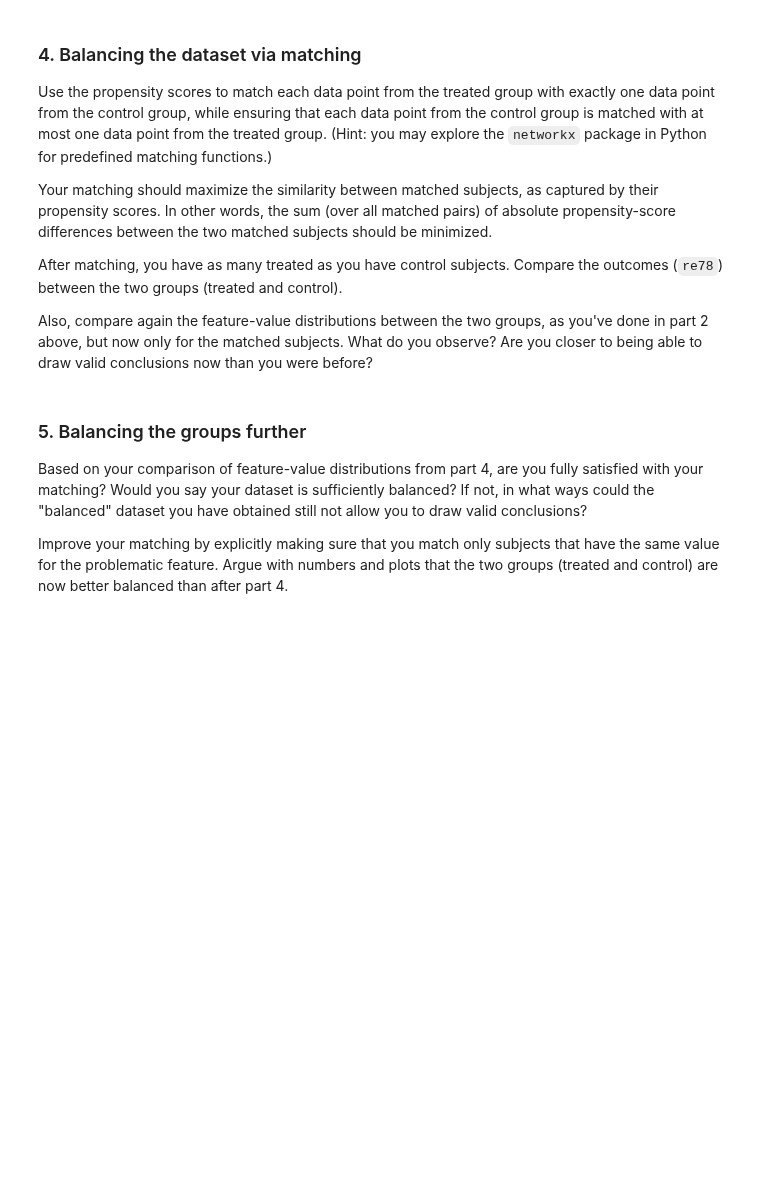
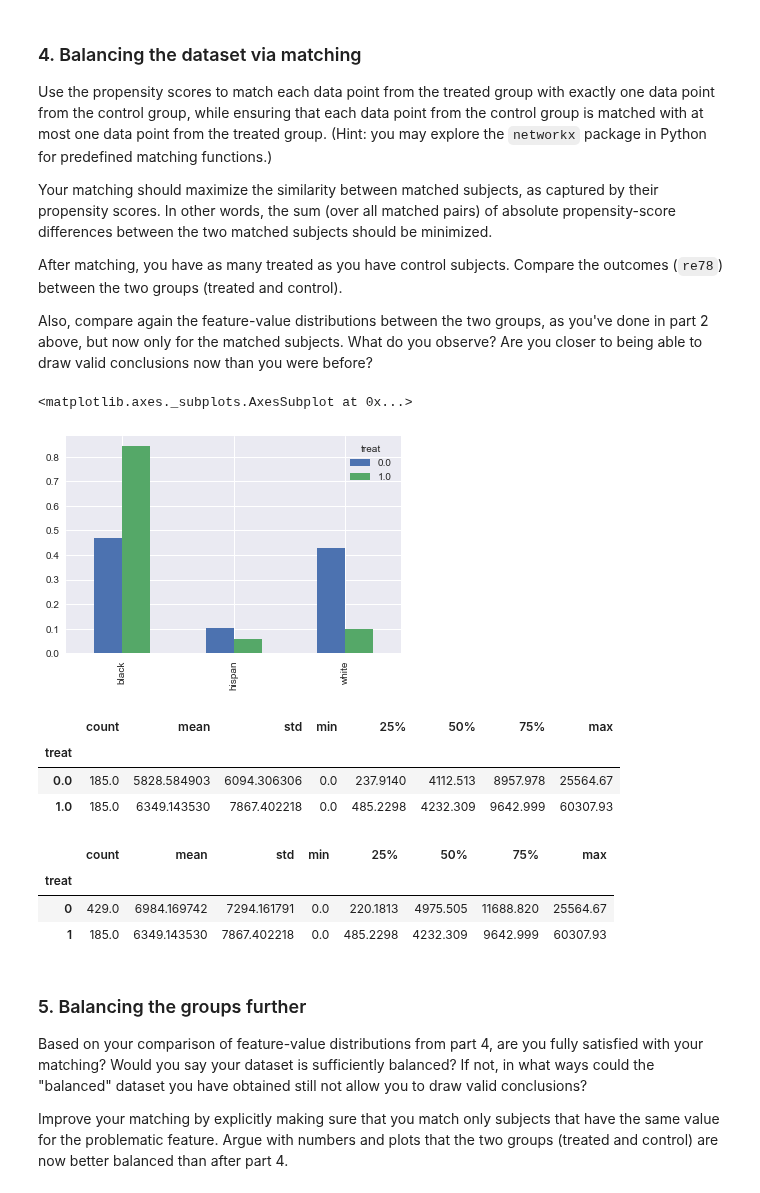
Before and after one commit to mathildemrt/ada, a Jupyter notebook: 04 - Applied ML/AppliedML.ipynb, the cells around one changed output. Saved outputs shown, nothing was run; the diff lists cells and outputs as text; code cells hidden in the pictures; blank space fills up the shorter version.

```diff
--- a/04 - Applied ML/AppliedML.ipynb
+++ b/04 - Applied ML/AppliedML.ipynb
@@ -301,6 +313,46 @@ Compare the outcomes (`re78`) between the two groups (treated and control).
 Also, compare again the feature-value distributions between the two groups, as you've done in part 2 above, but now only for the matched subjects.
 What do you observe?
 Are you closer to being able to draw valid conclusions now than you were before?
+# %%
+import networkx as nx
+
+graph_matches = nx.Graph()
+
+for control_index, control_row in control_group.iterrows():
+    graph_matches.add_node(control_index)
+    for treated_index, treated_row in treated_group.iterrows():
+        graph_matches.add_node(treated_index)
+        # compute the weight
+        weight = 1 - np.abs(treated_row.propensity_score - control_row.propensity_score)
+        graph_matches.add_edge(control_index, treated_index, weight=weight)
+
+matches = nx.max_weight_matching(graph_matches)
+# %%
+data = pd.DataFrame()
+for key,value in matches.items():
+    data = data.append(lalonde.loc[key])
+# %%
+race = pd.pivot_table(data, values=['black','hispan'], columns=['treat'])
+
+race.loc['white'] = 1 - (race.loc['black'] + race.loc['hispan'])
+race.plot(kind='bar')
+# %% [output]
+<matplotlib.axes._subplots.AxesSubplot at 0x...>
+[figure, added]
+# %%
+data.groupby('treat')['re78'].describe()
+# %% [output]
+|  | count | mean | std | min | 25% | 50% | 75% | max |
+| treat |  |  |  |  |  |  |  |  |
+| 0.0 | 185.0 | 5828.584903 | 6094.306306 | 0.0 | 237.9140 | 4112.513 | 8957.978 | 25564.67 |
+| 1.0 | 185.0 | 6349.143530 | 7867.402218 | 0.0 | 485.2298 | 4232.309 | 9642.999 | 60307.93 |
+# %%
+lalonde.groupby('treat')['re78'].describe()
+# %% [output]
+|  | count | mean | std | min | 25% | 50% | 75% | max |
+| treat |  |  |  |  |  |  |  |  |
+| 0 | 429.0 | 6984.169742 | 7294.161791 | 0.0 | 220.1813 | 4975.505 | 11688.820 | 25564.67 |
+| 1 | 185.0 | 6349.143530 | 7867.402218 | 0.0 | 485.2298 | 4232.309 | 9642.999 | 60307.93 |
 # %% [markdown]
 ### 5. Balancing the groups further
 
```
Also changed, not shown: parts of 8 cells of this notebook.
